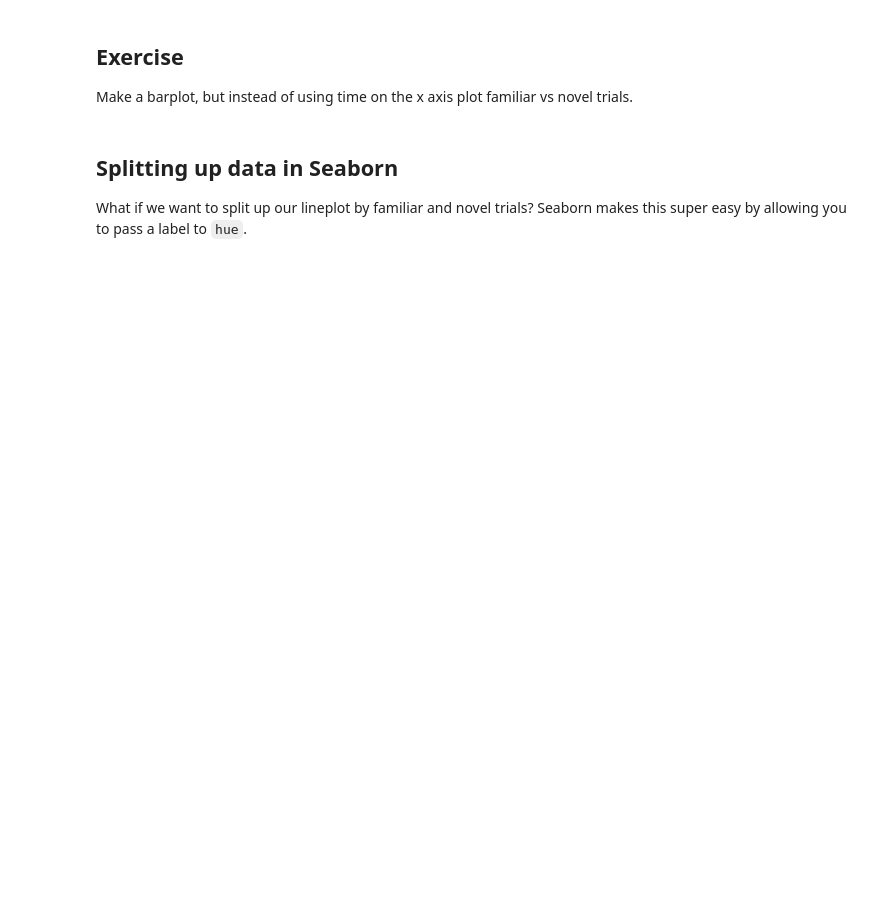
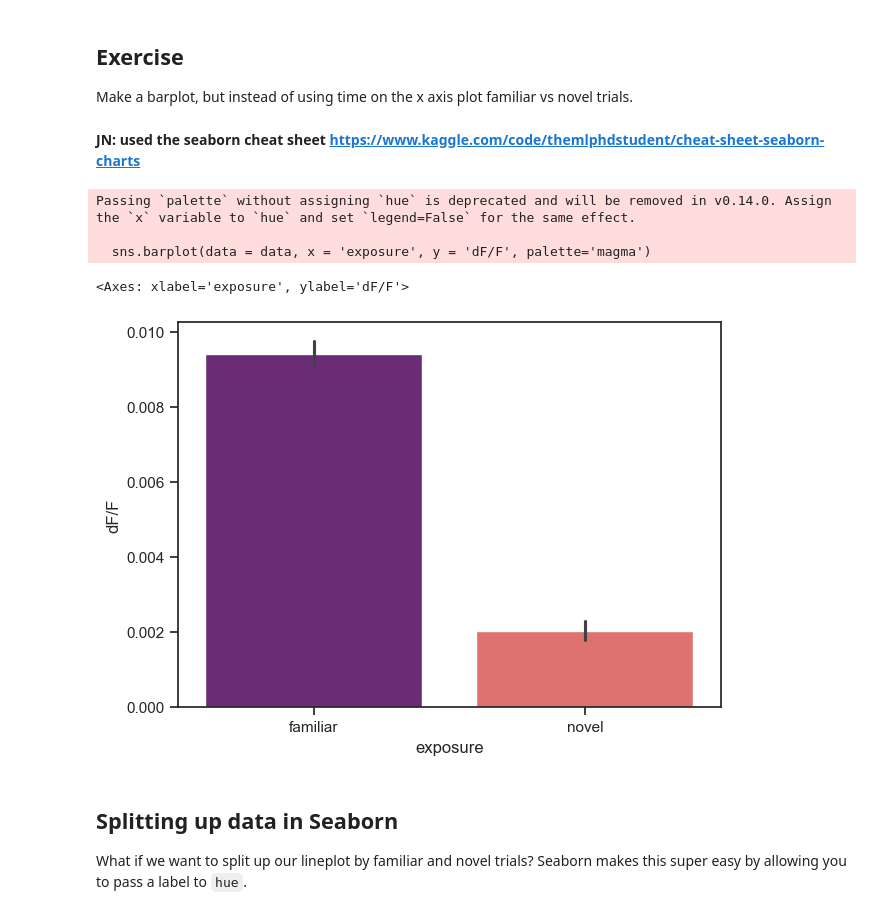
Before and after one commit to jsn2143/intro2python, a Jupyter notebook: Week07_student.ipynb, the cells around one changed output. Drawn from its saved outputs; the diff is of its cells as text; code cells hidden in the pictures; blank space fills up the shorter version.

```diff
--- a/Week07_student.ipynb
+++ b/Week07_student.ipynb
@@ -134,6 +250,17 @@ sns.lineplot(data = data, x = 'time_from_stim', y = 'dF/F')
 # %% [markdown]
 ## Exercise
 Make a barplot, but instead of using time on the x axis plot familiar vs novel trials.
+# %% [markdown]
+**JN: used the seaborn cheat sheet https://www.kaggle.com/code/themlphdstudent/cheat-sheet-seaborn-charts**
+# %%
+plt.figure(figsize=(7,5))
+sns.barplot(data = data, x = 'exposure', y = 'dF/F', palette='magma')
+# %% [output]
+Passing `palette` without assigning `hue` is deprecated and will be removed in v0.14.0. Assign the `x` variable to `hue` and set `legend=False` for the same effect.
+
+  sns.barplot(data = data, x = 'exposure', y = 'dF/F', palette='magma')
+<Axes: xlabel='exposure', ylabel='dF/F'>
+[figure, added]
 # %% [markdown]
 ## Splitting up data in Seaborn
 What if we want to split up our lineplot by familiar and novel trials? Seaborn makes this super easy by allowing you to pass a label to `hue`.
```
Also changed, not shown: parts of 35 cells of this notebook.
